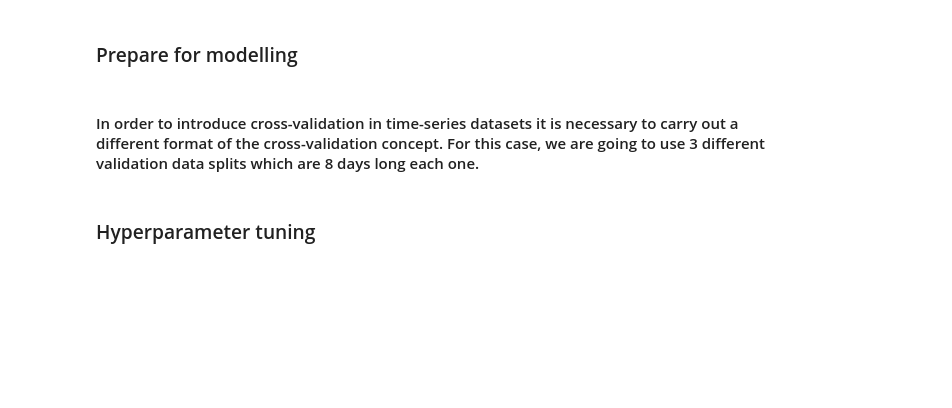
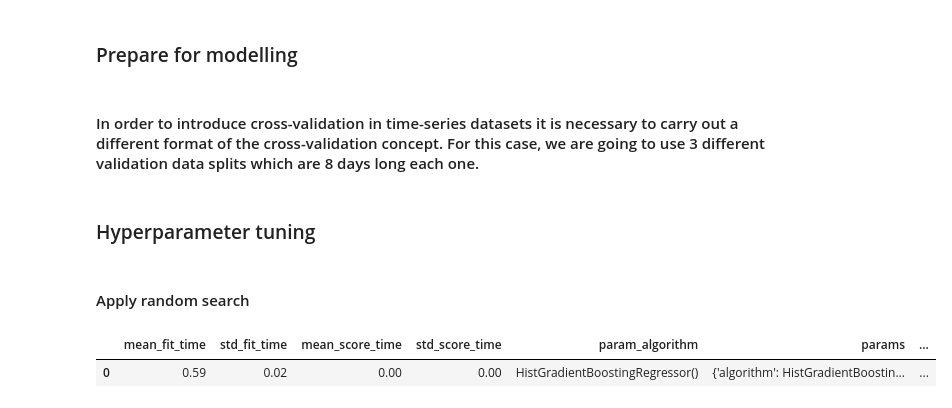
Before and after one commit to luis-cj/data-science-forecasting-food-retailer, a Jupyter notebook: notebooks/06_Modelling.ipynb, the cells around one changed output. Saved outputs shown, nothing was run; the diff lists cells and outputs as text; code cells hidden in the pictures; blank space fills up the shorter version.

```diff
--- a/notebooks/06_Modelling.ipynb
+++ b/notebooks/06_Modelling.ipynb
@@ -93,2 +98,19 @@ grid = [    {"algorithm": [HistGradientBoostingRegressor()],
 
 ]
+# %% [markdown]
+#### Apply random search
+# %%
+random_search = RandomizedSearchCV(estimator = pipe,
+                                   param_distributions = grid,
+                                   n_iter = 25,
+                                   cv = time_cv,
+                                   scoring = "neg_mean_absolute_error",
+                                   verbose = 0,
+                                   n_jobs = -1)
+
+model = random_search.fit(x[var_model], y)
+
+pd.DataFrame(random_search.cv_results_).sort_values(by="rank_test_score")
+# %% [output]
+|  | mean_fit_time | std_fit_time | mean_score_time | std_score_time | param_algorithm | params | ... |
+| 0 | 0.59 | 0.02 | 0.00 | 0.00 | HistGradientBoostingRegressor() | {'algorithm': HistGradientBoostin... | ... |
```
Also changed, not shown: parts of 8 cells of this notebook.
